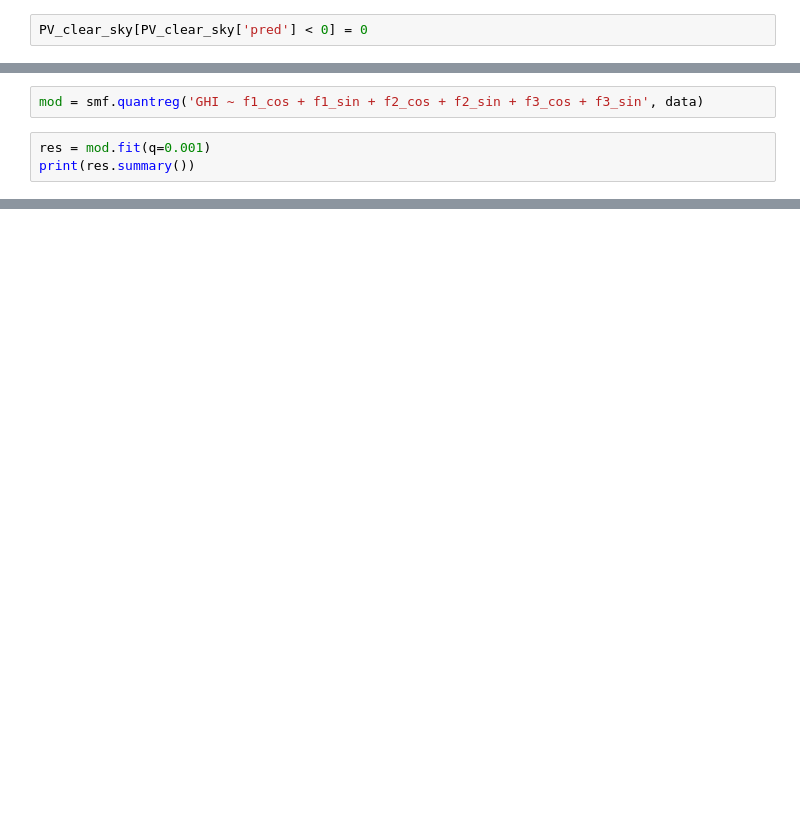
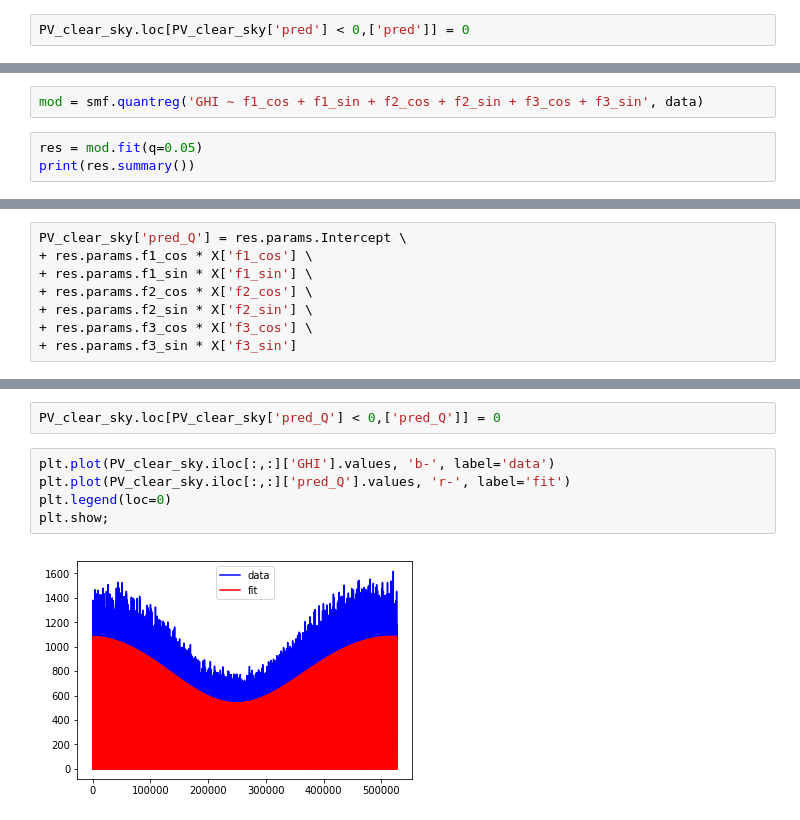
Before and after one commit to MSAmit/Capstone-project, a Jupyter notebook: Fourier_clear_sky_model.ipynb, the cells around one changed output, grey strips where cells are left out. Drawn from its saved outputs; the diff is of its cells as text; blank space fills up the shorter version.

Commit message:
Very good overall clear sky fit now using 5th quantile of max

```diff
--- a/Fourier_clear_sky_model.ipynb
+++ b/Fourier_clear_sky_model.ipynb
@@ -243,7 +267,7 @@ PV_clear_sky['pred'] = model.predict(X)
 # %% [markdown]
 Replace all negative predictions with zero
 # %%
-PV_clear_sky[PV_clear_sky['pred'] < 0] = 0
+PV_clear_sky.loc[PV_clear_sky['pred'] < 0,['pred']] = 0
 # %% [markdown]
 ### Compare the fit to the data
 # %%
@@ -302,5 +336,5 @@ data.head()
 # %%
 mod = smf.quantreg('GHI ~ f1_cos + f1_sin + f2_cos + f2_sin + f3_cos + f3_sin', data)
 # %%
-res = mod.fit(q=0.001)
+res = mod.fit(q=0.05)
 print(res.summary())
@@ -308,0 +372,8 @@ res.params
+# %%
+PV_clear_sky['pred_Q'] = res.params.Intercept \
++ res.params.f1_cos * X['f1_cos'] \
++ res.params.f1_sin * X['f1_sin'] \
++ res.params.f2_cos * X['f2_cos'] \
++ res.params.f2_sin * X['f2_sin'] \
++ res.params.f3_cos * X['f3_cos'] \
++ res.params.f3_sin * X['f3_sin']
@@ -308,0 +398,9 @@ res.params
+# %%
+PV_clear_sky.loc[PV_clear_sky['pred_Q'] < 0,['pred_Q']] = 0
+# %%
+plt.plot(PV_clear_sky.iloc[:,:]['GHI'].values, 'b-', label='data')
+plt.plot(PV_clear_sky.iloc[:,:]['pred_Q'].values, 'r-', label='fit')
+plt.legend(loc=0)
+plt.show;
+# %% [output]
+[figure, added]
```
Also changed, not shown: parts of 63 cells of this notebook.
